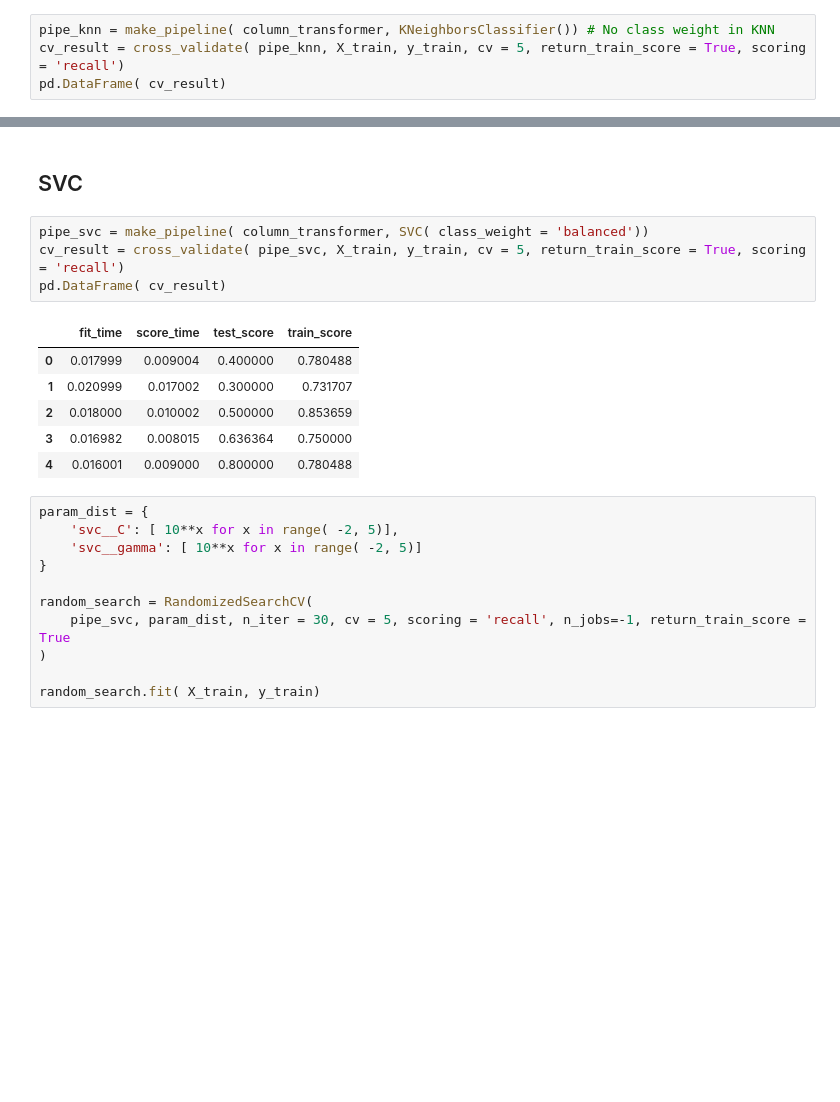
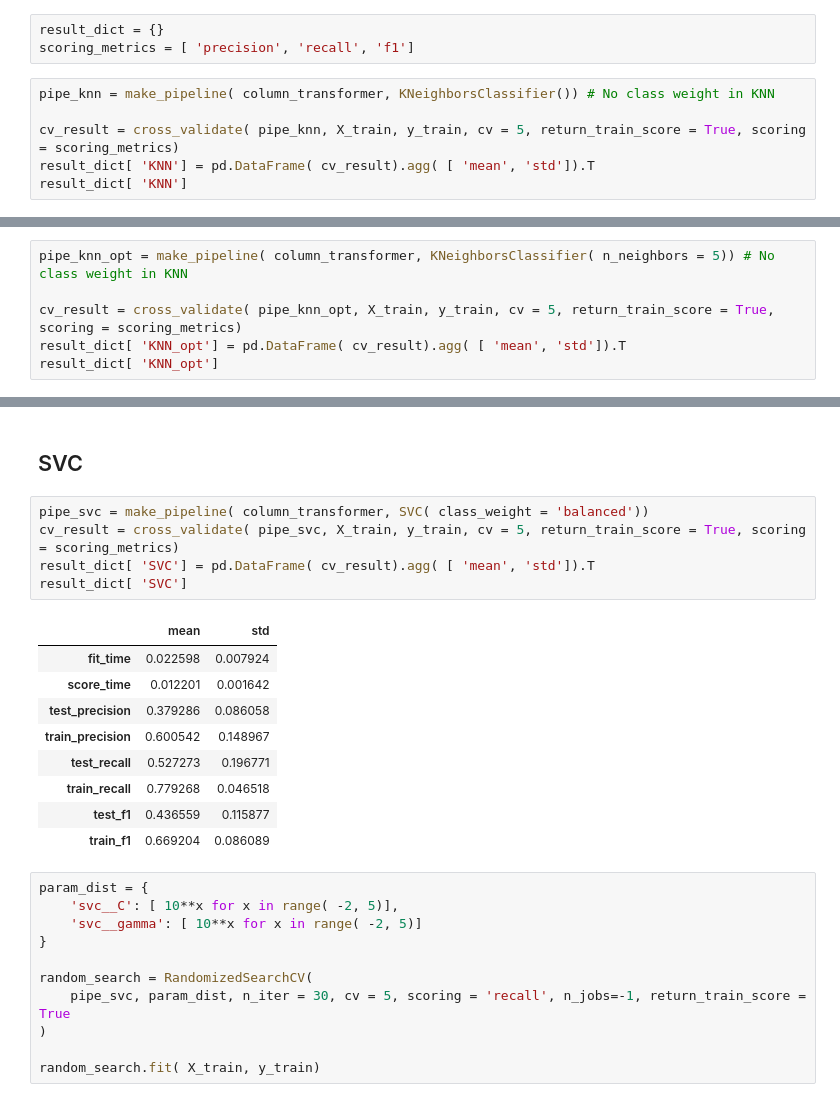
Before and after one commit to UBC-MDS/cervical-cancer-risk, a Jupyter notebook: ml-draft.ipynb, the cells around one changed output, grey strips where cells are left out. Drawn from its saved outputs; the diff is of its cells as text; blank space fills up the shorter version.

```diff
--- a/ml-draft.ipynb
+++ b/ml-draft.ipynb
@@ -116,8 +116,13 @@ y = data_full[ 'target']
 X_train, X_test, y_train, y_test = train_test_split( X, y, test_size = 0.5, stratify = y, random_state = 123)
 # %% [markdown]
 ## KNN
+# %%
+result_dict = {}
+scoring_metrics = [ 'precision', 'recall', 'f1']
 # %%
 pipe_knn = make_pipeline( column_transformer, KNeighborsClassifier()) # No class weight in KNN
-cv_result = cross_validate( pipe_knn, X_train, y_train, cv = 5, return_train_score = True, scoring = 'recall')
-pd.DataFrame( cv_result)
+
+cv_result = cross_validate( pipe_knn, X_train, y_train, cv = 5, return_train_score = True, scoring = scoring_metrics)
+result_dict[ 'KNN'] = pd.DataFrame( cv_result).agg( [ 'mean', 'std']).T
+result_dict[ 'KNN']
 # %% [output]
@@ -148,3 +156,9 @@ results[ ['params', 'mean_test_score']].sort_values( 'mean_test_score', ascendin
 | 3 | {'kneighborsclassifier__n_neighbo... | 0.000000 |
 | 4 | {'kneighborsclassifier__n_neighbo... | 0.000000 |
 | 5 | {'kneighborsclassifier__n_neighbo... | 0.000000 |
+# %%
+pipe_knn_opt = make_pipeline( column_transformer, KNeighborsClassifier( n_neighbors = 5)) # No class weight in KNN
+
+cv_result = cross_validate( pipe_knn_opt, X_train, y_train, cv = 5, return_train_score = True, scoring = scoring_metrics)
+result_dict[ 'KNN_opt'] = pd.DataFrame( cv_result).agg( [ 'mean', 'std']).T
+result_dict[ 'KNN_opt']
@@ -168,15 +192,19 @@ weighted avg       0.86      0.89      0.86       429
 ## SVC
 # %%
 pipe_svc = make_pipeline( column_transformer, SVC( class_weight = 'balanced'))
-cv_result = cross_validate( pipe_svc, X_train, y_train, cv = 5, return_train_score = True, scoring = 'recall')
-pd.DataFrame( cv_result)
+cv_result = cross_validate( pipe_svc, X_train, y_train, cv = 5, return_train_score = True, scoring = scoring_metrics)
+result_dict[ 'SVC'] = pd.DataFrame( cv_result).agg( [ 'mean', 'std']).T
+result_dict[ 'SVC']
 # %% [output]
-|  | fit_time | score_time | test_score | train_score |
-| 0 | 0.017999 | 0.009004 | 0.400000 | 0.780488 |
-| 1 | 0.020999 | 0.017002 | 0.300000 | 0.731707 |
-| 2 | 0.018000 | 0.010002 | 0.500000 | 0.853659 |
-| 3 | 0.016982 | 0.008015 | 0.636364 | 0.750000 |
-| 4 | 0.016001 | 0.009000 | 0.800000 | 0.780488 |
+|  | mean | std |
+| fit_time | 0.022598 | 0.007924 |
+| score_time | 0.012201 | 0.001642 |
+| test_precision | 0.379286 | 0.086058 |
+| train_precision | 0.600542 | 0.148967 |
+| test_recall | 0.527273 | 0.196771 |
+| train_recall | 0.779268 | 0.046518 |
+| test_f1 | 0.436559 | 0.115877 |
+| train_f1 | 0.669204 | 0.086089 |
 # %%
 param_dist = {
     'svc__C': [ 10**x for x in range( -2, 5)],
```
Also changed, not shown: parts of 19 cells of this notebook.
